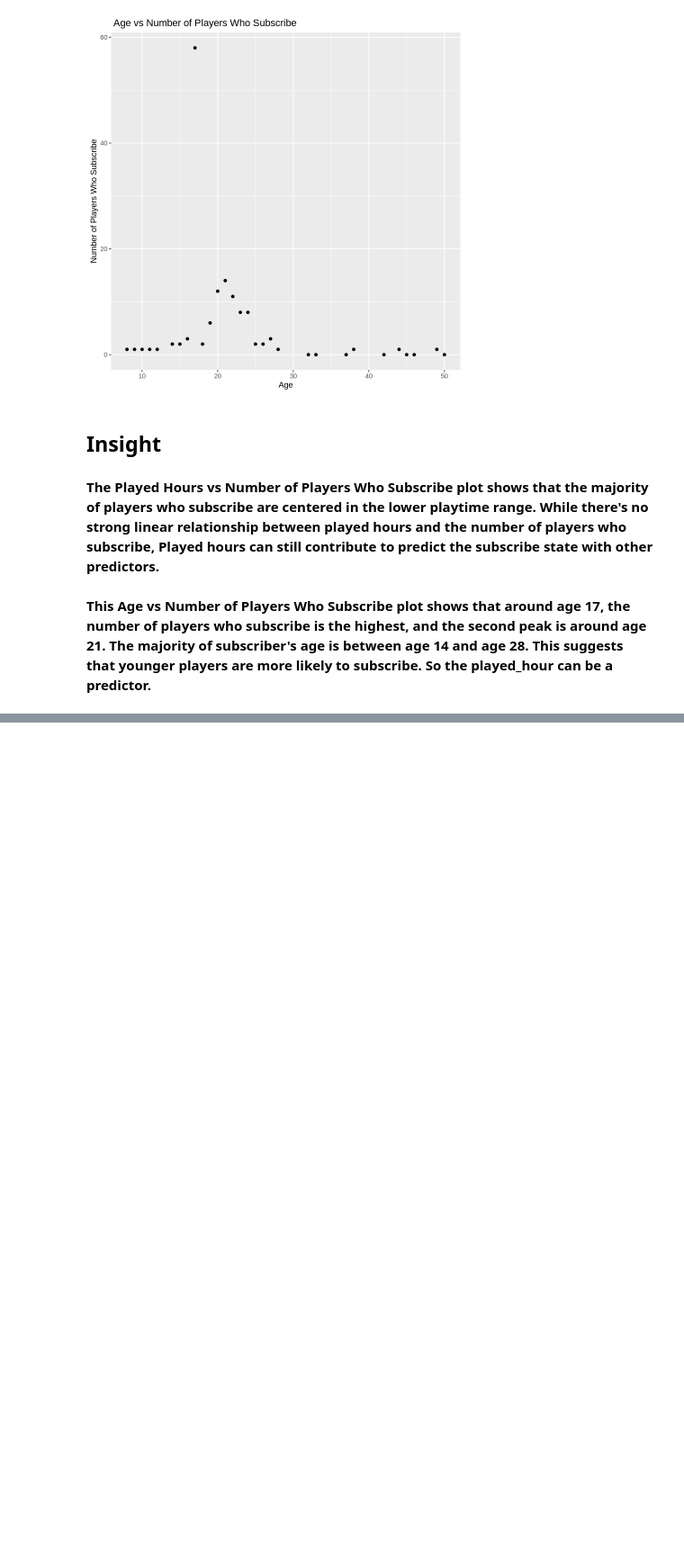
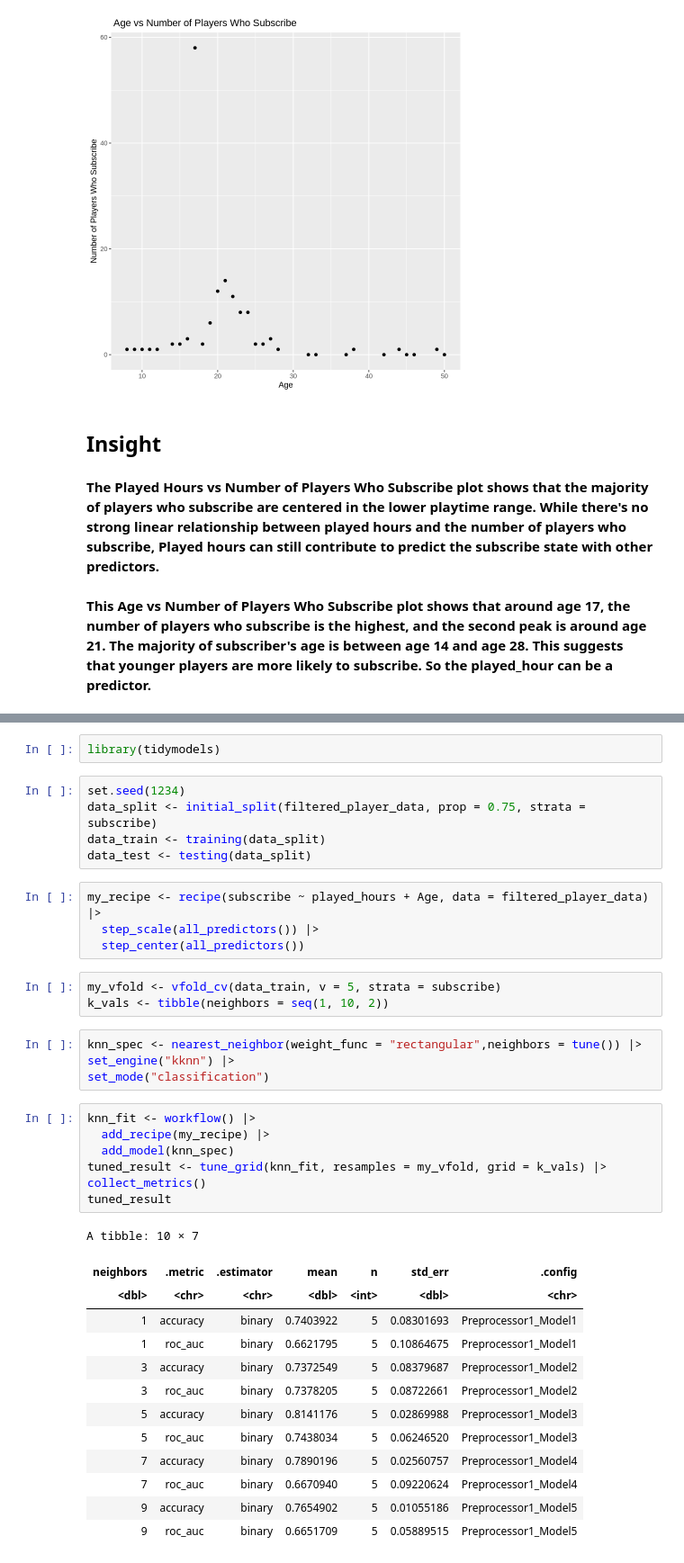
Before and after one commit to yang67776/dsci-100-2025s-project, a Jupyter notebook: dsci project.ipynb, the cells around one changed output, grey strips where cells are left out. Shown at 90% size. Saved outputs shown, nothing was run; the diff lists cells and outputs as text; blank space fills up the shorter version.

Commit message:
Find best K
Find best k for classification model

```diff
--- a/dsci project.ipynb
+++ b/dsci project.ipynb
@@ -165,0 +206,39 @@ While there's no strong linear relationship between played hours and the number
+# %%
+library(tidymodels)
+# %%
+set.seed(1234)
+data_split <- initial_split(filtered_player_data, prop = 0.75, strata = subscribe)
+data_train <- training(data_split)
+data_test <- testing(data_split)
+# %%
+my_recipe <- recipe(subscribe ~ played_hours + Age, data = filtered_player_data) |>
+  step_scale(all_predictors()) |>
+  step_center(all_predictors())
+# %%
+my_vfold <- vfold_cv(data_train, v = 5, strata = subscribe)
+k_vals <- tibble(neighbors = seq(1, 10, 2))
+# %%
+knn_spec <- nearest_neighbor(weight_func = "rectangular",neighbors = tune()) |>
+set_engine("kknn") |>
+set_mode("classification")
+# %%
+knn_fit <- workflow() |>
+  add_recipe(my_recipe) |>
+  add_model(knn_spec)
+tuned_result <- tune_grid(knn_fit, resamples = my_vfold, grid = k_vals) |>
+collect_metrics()
+tuned_result
+# %% [output]
+A tibble: 10 × 7
+| neighbors | .metric | .estimator | mean | n | std_err | .config |
+| <dbl> | <chr> | <chr> | <dbl> | <int> | <dbl> | <chr> |
+| 1 | accuracy | binary | 0.7403922 | 5 | 0.08301693 | Preprocessor1_Model1 |
+| 1 | roc_auc | binary | 0.6621795 | 5 | 0.10864675 | Preprocessor1_Model1 |
+| 3 | accuracy | binary | 0.7372549 | 5 | 0.08379687 | Preprocessor1_Model2 |
+| 3 | roc_auc | binary | 0.7378205 | 5 | 0.08722661 | Preprocessor1_Model2 |
+| 5 | accuracy | binary | 0.8141176 | 5 | 0.02869988 | Preprocessor1_Model3 |
+| 5 | roc_auc | binary | 0.7438034 | 5 | 0.06246520 | Preprocessor1_Model3 |
+| 7 | accuracy | binary | 0.7890196 | 5 | 0.02560757 | Preprocessor1_Model4 |
+| 7 | roc_auc | binary | 0.6670940 | 5 | 0.09220624 | Preprocessor1_Model4 |
+| 9 | accuracy | binary | 0.7654902 | 5 | 0.01055186 | Preprocessor1_Model5 |
+| 9 | roc_auc | binary | 0.6651709 | 5 | 0.05889515 | Preprocessor1_Model5 |
```
Also changed, not shown: parts of 8 cells of this notebook.
